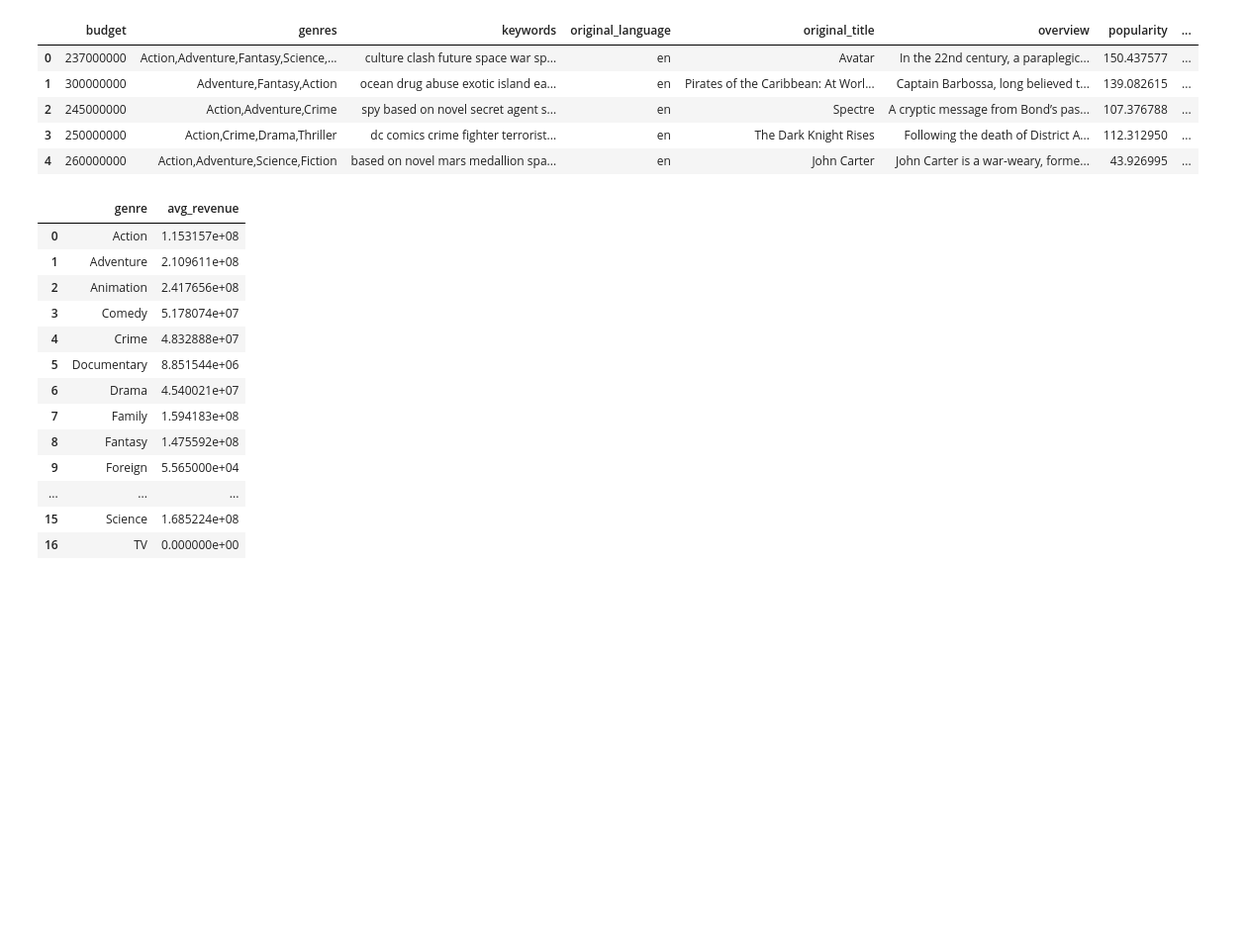
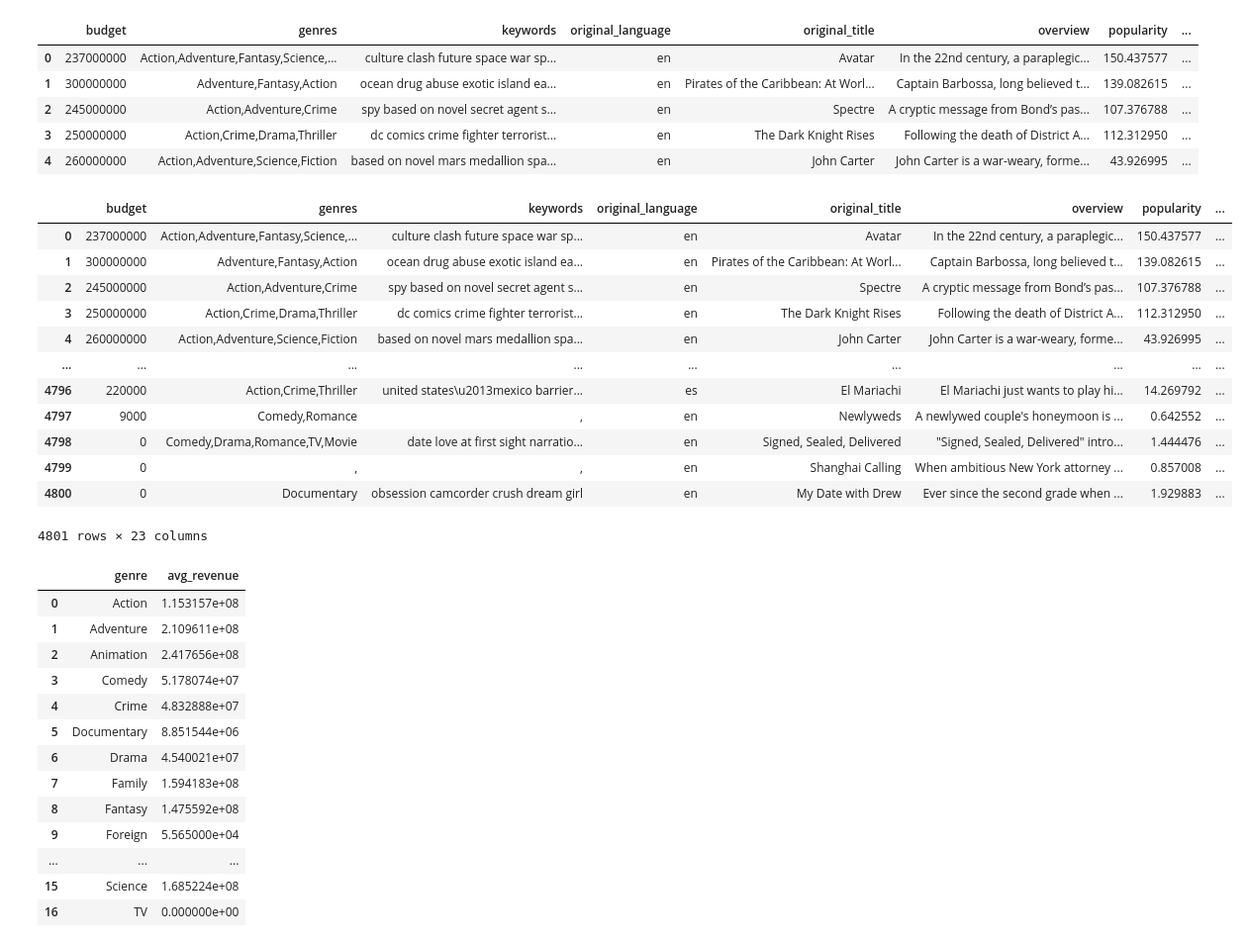
Before and after one commit to amudd10/Coming-to-A-Theater-Near-You, a Jupyter notebook: movies_data.ipynb, the cells around one changed output. Shown: that part at 99% size. Cells and saved outputs as stored; diff of their text form; code cells hidden in the pictures; blank space fills up the shorter version.

```diff
--- a/movies_data.ipynb
+++ b/movies_data.ipynb
@@ -14,4 +14,26 @@ df.head()
 | 2 | 245000000 | Action,Adventure,Crime | spy based on novel secret agent s... | en | Spectre | A cryptic message from Bond’s pas... | 107.376788 | ... |
 | 3 | 250000000 | Action,Crime,Drama,Thriller | dc comics crime fighter terrorist... | en | The Dark Knight Rises | Following the death of District A... | 112.312950 | ... |
 | 4 | 260000000 | Action,Adventure,Science,Fiction | based on novel mars medallion spa... | en | John Carter | John Carter is a war-weary, forme... | 43.926995 | ... |
+# %%
+# split the genres column into multiple columns
+genres = df['genres'].str.split(',', expand=True)
+
+# add the new columns to the dataframe
+df = pd.concat([df, genres], axis=1)
+
+df
+# %% [output]
+|  | budget | genres | keywords | original_language | original_title | overview | popularity | ... |
+| 0 | 237000000 | Action,Adventure,Fantasy,Science,... | culture clash future space war sp... | en | Avatar | In the 22nd century, a paraplegic... | 150.437577 | ... |
+| 1 | 300000000 | Adventure,Fantasy,Action | ocean drug abuse exotic island ea... | en | Pirates of the Caribbean: At Worl... | Captain Barbossa, long believed t... | 139.082615 | ... |
+| 2 | 245000000 | Action,Adventure,Crime | spy based on novel secret agent s... | en | Spectre | A cryptic message from Bond’s pas... | 107.376788 | ... |
+| 3 | 250000000 | Action,Crime,Drama,Thriller | dc comics crime fighter terrorist... | en | The Dark Knight Rises | Following the death of District A... | 112.312950 | ... |
+| 4 | 260000000 | Action,Adventure,Science,Fiction | based on novel mars medallion spa... | en | John Carter | John Carter is a war-weary, forme... | 43.926995 | ... |
+| ... | ... | ... | ... | ... | ... | ... | ... | ... |
+| 4796 | 220000 | Action,Crime,Thriller | united states\u2013mexico barrier... | es | El Mariachi | El Mariachi just wants to play hi... | 14.269792 | ... |
+| 4797 | 9000 | Comedy,Romance | , | en | Newlyweds | A newlywed couple's honeymoon is ... | 0.642552 | ... |
+| 4798 | 0 | Comedy,Drama,Romance,TV,Movie | date love at first sight narratio... | en | Signed, Sealed, Delivered | "Signed, Sealed, Delivered" intro... | 1.444476 | ... |
+| 4799 | 0 | , | , | en | Shanghai Calling | When ambitious New York attorney ... | 0.857008 | ... |
+| 4800 | 0 | Documentary | obsession camcorder crush dream girl | en | My Date with Drew | Ever since the second grade when ... | 1.929883 | ... |
+4801 rows × 23 columns
 # %%
```
Also changed, not shown: parts of 1 cell of this notebook.
